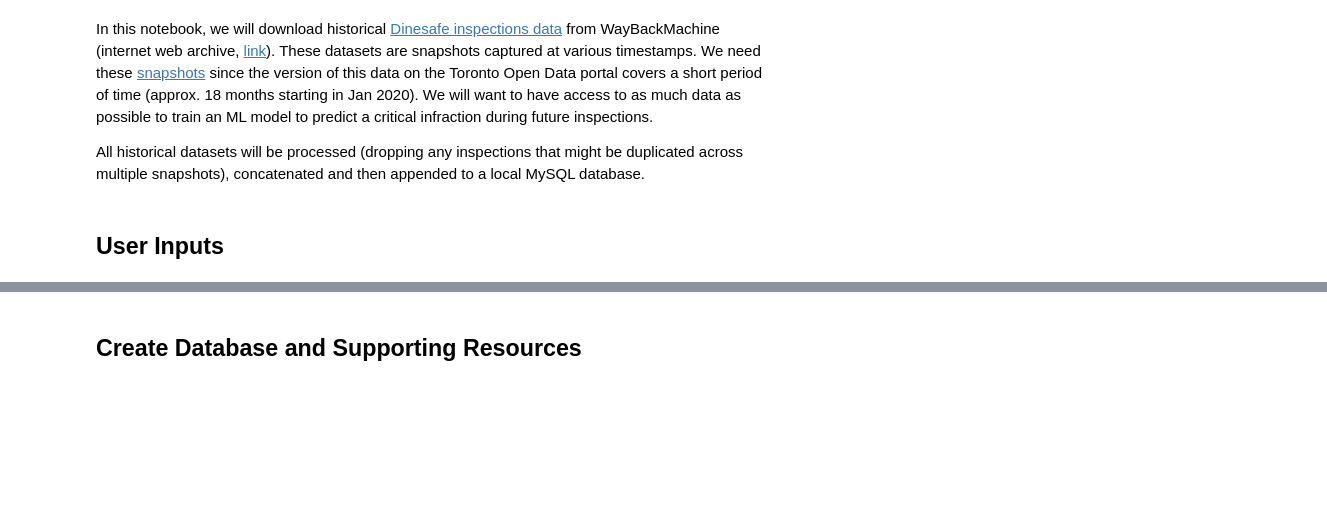
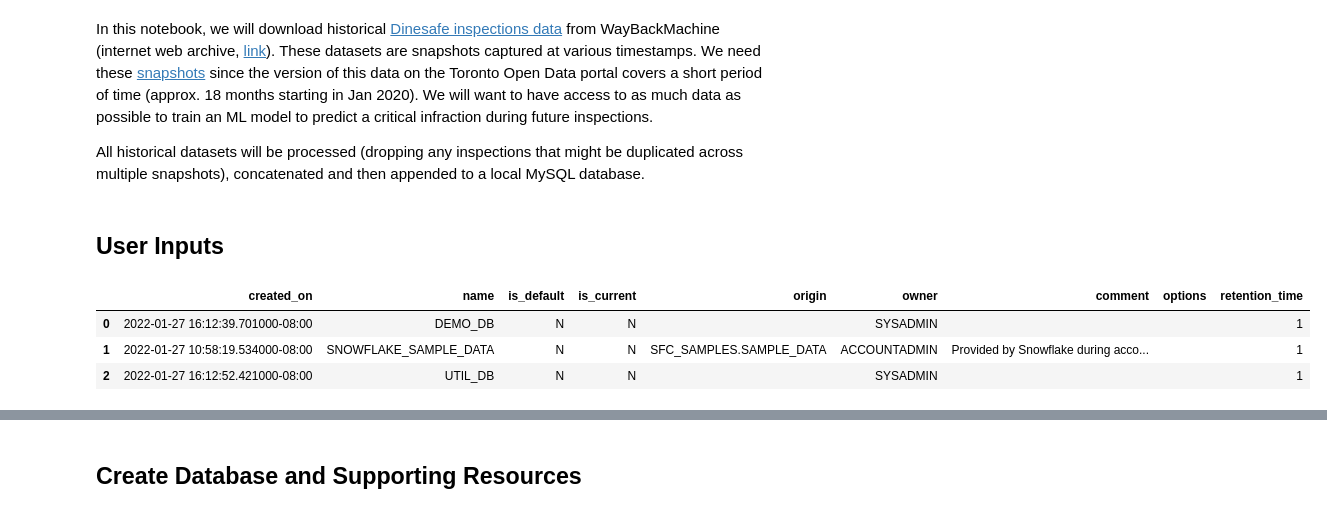
Before and after one commit to elsdes3/dinesafe-inspections, a Jupyter notebook: 1_get_data_v2.ipynb, the cells around one changed output, grey strips where cells are left out. Cells and saved outputs as stored; diff of their text form; code cells hidden in the pictures; blank space fills up the shorter version.

```diff
--- a/1_get_data_v2.ipynb
+++ b/1_get_data_v2.ipynb
@@ -442,3 +442,17 @@ def retrieve_data(
         table_name,
     )
     return df
+# %%
+conn = snowflake.connector.connect(**connector_dict_no_db)
+cur = conn.cursor()
+# %%
+%%time
+query = """
+        SHOW DATABASES
+        """
+_ = show_sql_df(query, cur, None, True, True)
+# %% [output]
+|  | created_on | name | is_default | is_current | origin | owner | comment | options | retention_time |
+| 0 | 2022-01-27 16:12:39.701000-08:00 | DEMO_DB | N | N |  | SYSADMIN |  |  | 1 |
+| 1 | 2022-01-27 10:58:19.534000-08:00 | SNOWFLAKE_SAMPLE_DATA | N | N | SFC_SAMPLES.SAMPLE_DATA | ACCOUNTADMIN | Provided by Snowflake during acco... |  | 1 |
+| 2 | 2022-01-27 16:12:52.421000-08:00 | UTIL_DB | N | N |  | SYSADMIN |  |  | 1 |
```
Also changed, not shown: parts of 4 cells of this notebook, 2 other files.
